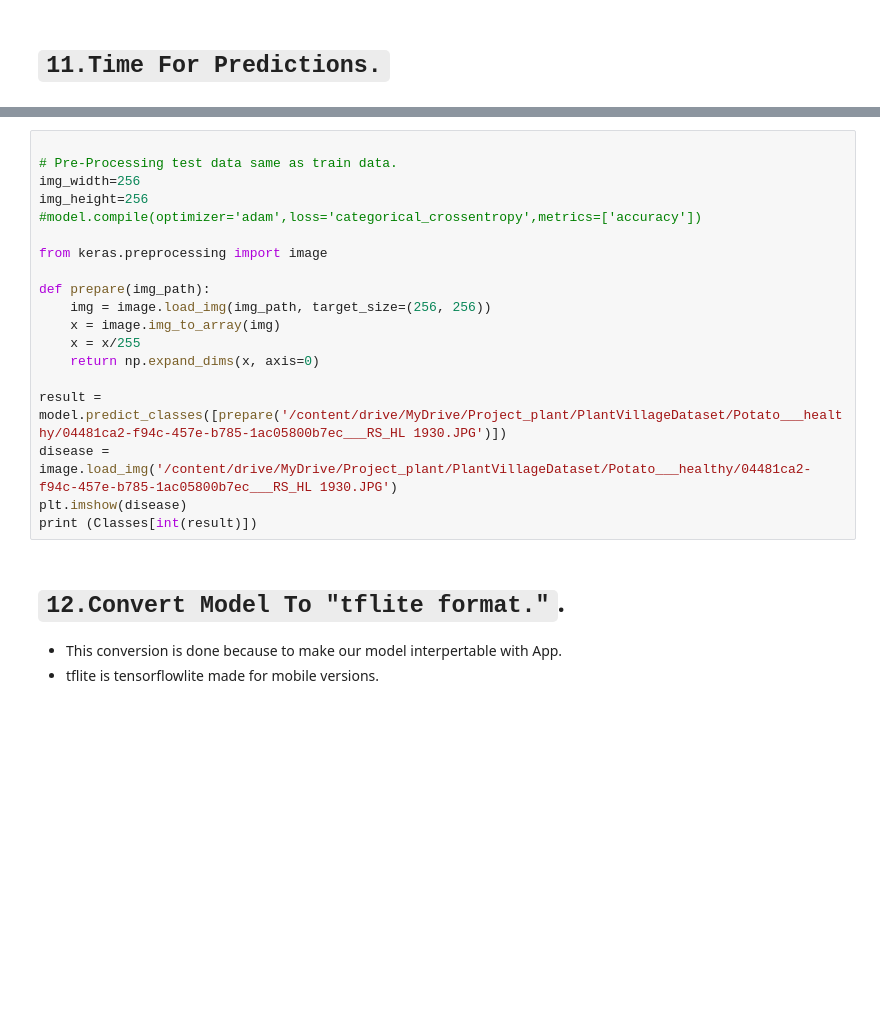
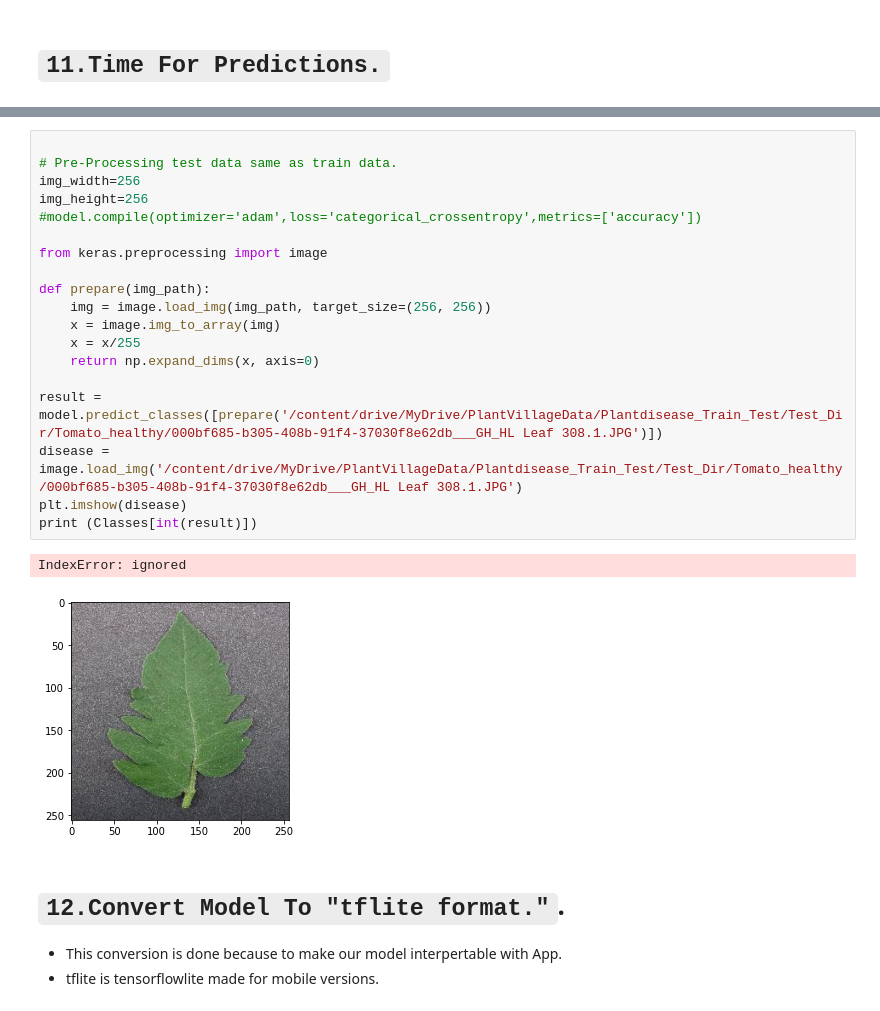
Before and after one commit to shoaibnadafgit/Project_PlantDiseaseDetectionUsingCNN, a Jupyter notebook: Crop.ipynb, the cells around one changed output, grey strips where cells are left out. Drawn from its saved outputs; the diff is of its cells as text; blank space fills up the shorter version.

```diff
--- a/Crop.ipynb
+++ b/Crop.ipynb
@@ -370,22 +465,25 @@ print (Classes[int(result)])
 # %%
 
 # Pre-Processing test data same as train data.
 img_width=256
 img_height=256
 #model.compile(optimizer='adam',loss='categorical_crossentropy',metrics=['accuracy'])
 
 from keras.preprocessing import image
 
 def prepare(img_path):
     img = image.load_img(img_path, target_size=(256, 256))
     x = image.img_to_array(img)
     x = x/255
     return np.expand_dims(x, axis=0)
 
-result = model.predict_classes([prepare('/content/drive/MyDrive/Project_plant/PlantVillageDataset/Potato___healthy/04481ca2-f94c-457e-b785-1ac05800b7ec___RS_HL 1930.JPG')])
-disease = image.load_img('/content/drive/MyDrive/Project_plant/PlantVillageDataset/Potato___healthy/04481ca2-f94c-457e-b785-1ac05800b7ec___RS_HL 1930.JPG')
+result = model.predict_classes([prepare('/content/drive/MyDrive/PlantVillageData/Plantdisease_Train_Test/Test_Dir/Tomato_healthy/000bf685-b305-408b-91f4-37030f8e62db___GH_HL Leaf 308.1.JPG')])
+disease = image.load_img('/content/drive/MyDrive/PlantVillageData/Plantdisease_Train_Test/Test_Dir/Tomato_healthy/000bf685-b305-408b-91f4-37030f8e62db___GH_HL Leaf 308.1.JPG')
 plt.imshow(disease)
 print (Classes[int(result)])
+# %% [output]
+IndexError: ignored
+[figure, added]
 # %% [markdown]
 # `12.Convert Model To "tflite format."`.
 - This conversion is done because to make our model interpertable with App.
```
Also changed, not shown: parts of 15 cells of this notebook.
